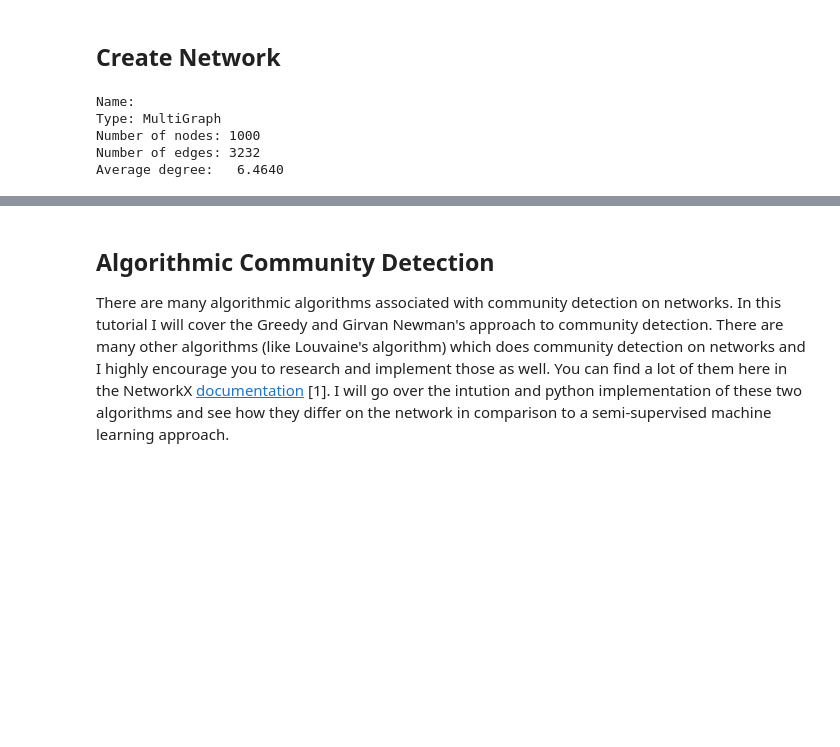
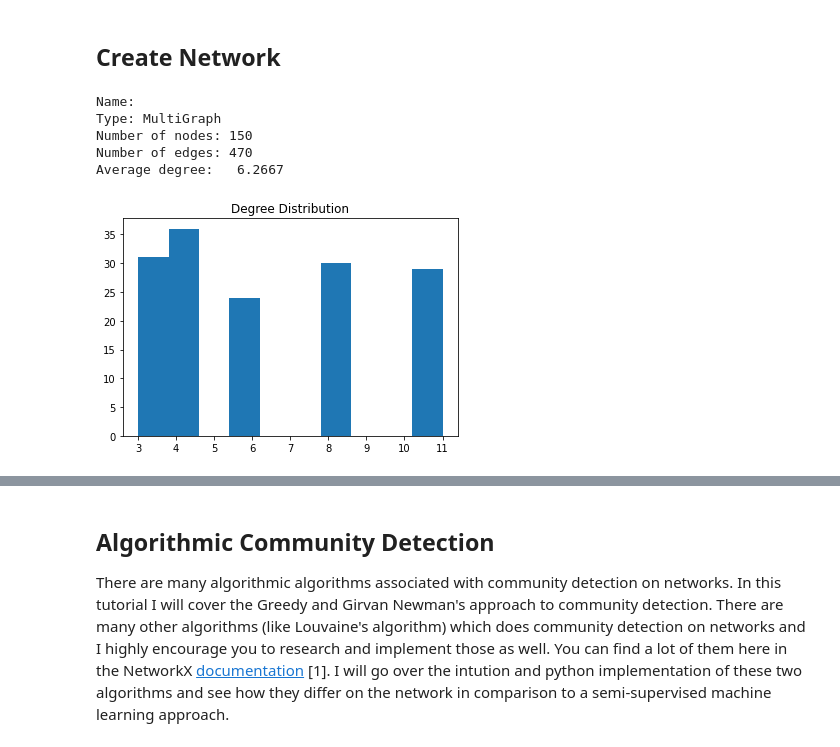
Before and after one commit to vatsal220/medium_articles, a Jupyter notebook: community_detection/detection.ipynb, the cells around one changed output, grey strips where cells are left out. Drawn from its saved outputs; the diff is of its cells as text; code cells hidden in the pictures; blank space fills up the shorter version.

```diff
--- a/community_detection/detection.ipynb
+++ b/community_detection/detection.ipynb
@@ -52,13 +53,21 @@ G = generate_graph_deg_dist(
             4:0.3,
             11:0.01
         },
-        n = 1000
+        n = 150
 )
 
 print(nx.info(G))
 # %% [output]
 Name:
 Type: MultiGraph
-Number of nodes: 1000
-Number of edges: 3232
-Average degree:   6.4640
+Number of nodes: 150
+Number of edges: 470
+Average degree:   6.2667
+# %%
+# visualize degree distribution
+plt.clf()
+plt.hist(list(dict(G.degree()).values()))
+plt.title('Degree Distribution')
+plt.show()
+# %% [output]
+[figure, added]
```
Also changed, not shown: parts of 7 cells of this notebook.
